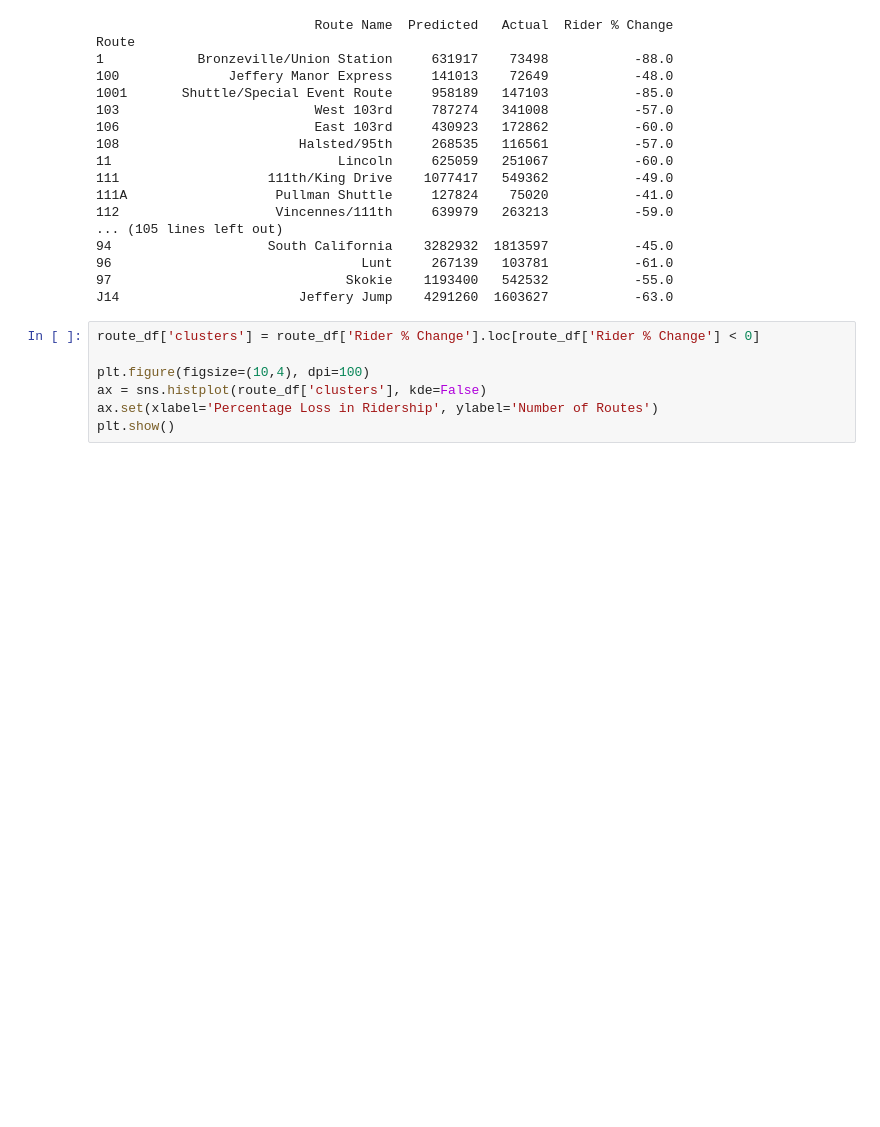
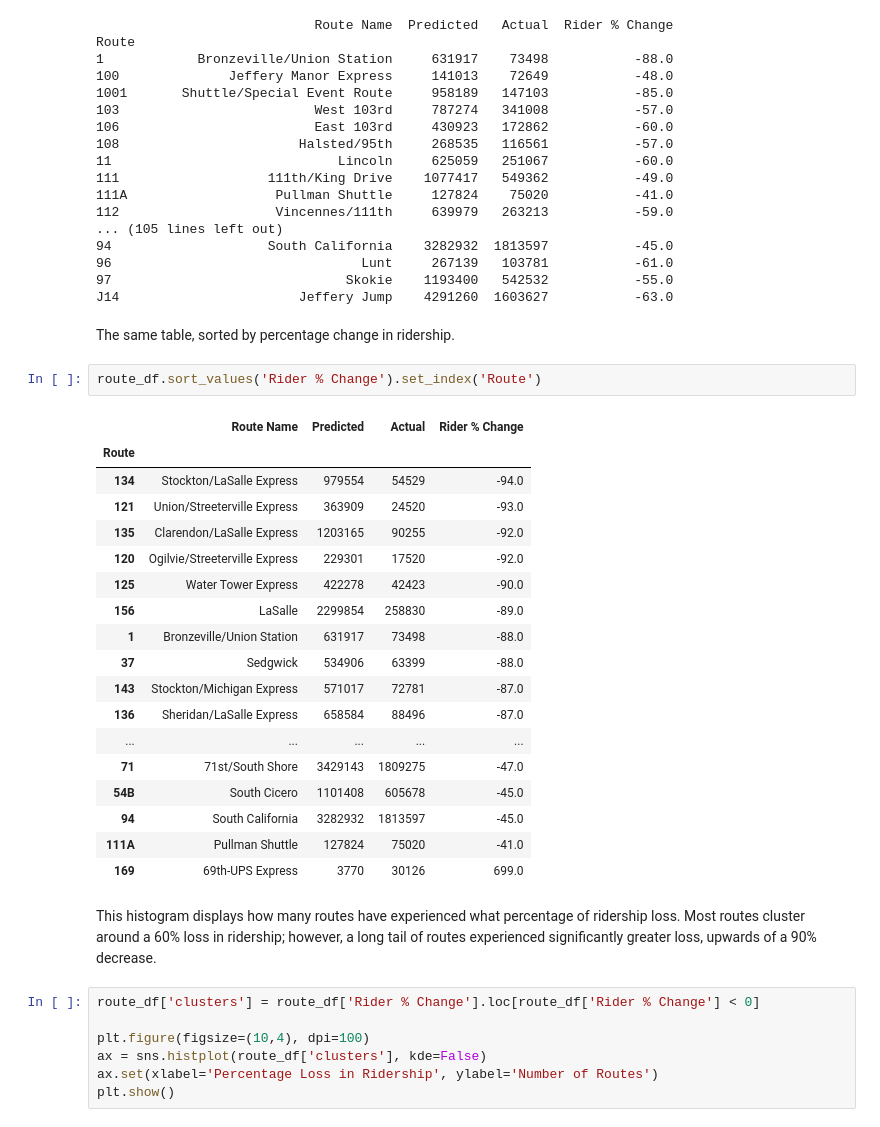
Before and after one commit to jbelian/CTA-Bus-Ridership-Forecasting, a Jupyter notebook: app.ipynb, the cells around one changed output. Saved outputs shown, nothing was run; the diff lists cells and outputs as text; blank space fills up the shorter version.

```diff
--- a/app.ipynb
+++ b/app.ipynb
@@ -242,6 +259,34 @@ Route
 96                                Lunt     267139   103781           -61.0
 97                              Skokie    1193400   542532           -55.0
 J14                       Jeffery Jump    4291260  1603627           -63.0
+# %% [markdown]
+The same table, sorted by percentage change in ridership.
+# %%
+route_df.sort_values('Rider % Change').set_index('Route')
+# %% [output]
+|  | Route Name | Predicted | Actual | Rider % Change |
+| Route |  |  |  |  |
+| 134 | Stockton/LaSalle Express | 979554 | 54529 | -94.0 |
+| 121 | Union/Streeterville Express | 363909 | 24520 | -93.0 |
+| 135 | Clarendon/LaSalle Express | 1203165 | 90255 | -92.0 |
+| 120 | Ogilvie/Streeterville Express | 229301 | 17520 | -92.0 |
+| 125 | Water Tower Express | 422278 | 42423 | -90.0 |
+| 156 | LaSalle | 2299854 | 258830 | -89.0 |
+| 1 | Bronzeville/Union Station | 631917 | 73498 | -88.0 |
+| 37 | Sedgwick | 534906 | 63399 | -88.0 |
+| 143 | Stockton/Michigan Express | 571017 | 72781 | -87.0 |
+| 136 | Sheridan/LaSalle Express | 658584 | 88496 | -87.0 |
+| ... | ... | ... | ... | ... |
+| 71 | 71st/South Shore | 3429143 | 1809275 | -47.0 |
+| 54B | South Cicero | 1101408 | 605678 | -45.0 |
+| 94 | South California | 3282932 | 1813597 | -45.0 |
+| 111A | Pullman Shuttle | 127824 | 75020 | -41.0 |
+| 169 | 69th-UPS Express | 3770 | 30126 | 699.0 |
+# %% [markdown]
+This histogram displays how many routes have experienced what percentage of
+ridership loss. Most routes cluster around a 60% loss in ridership; however,
+a long tail of routes experienced significantly greater loss, upwards of a
+90% decrease.
 # %%
 route_df['clusters'] = route_df['Rider % Change'].loc[route_df['Rider % Change'] < 0]
 
```
Also changed, not shown: parts of 14 cells of this notebook.
